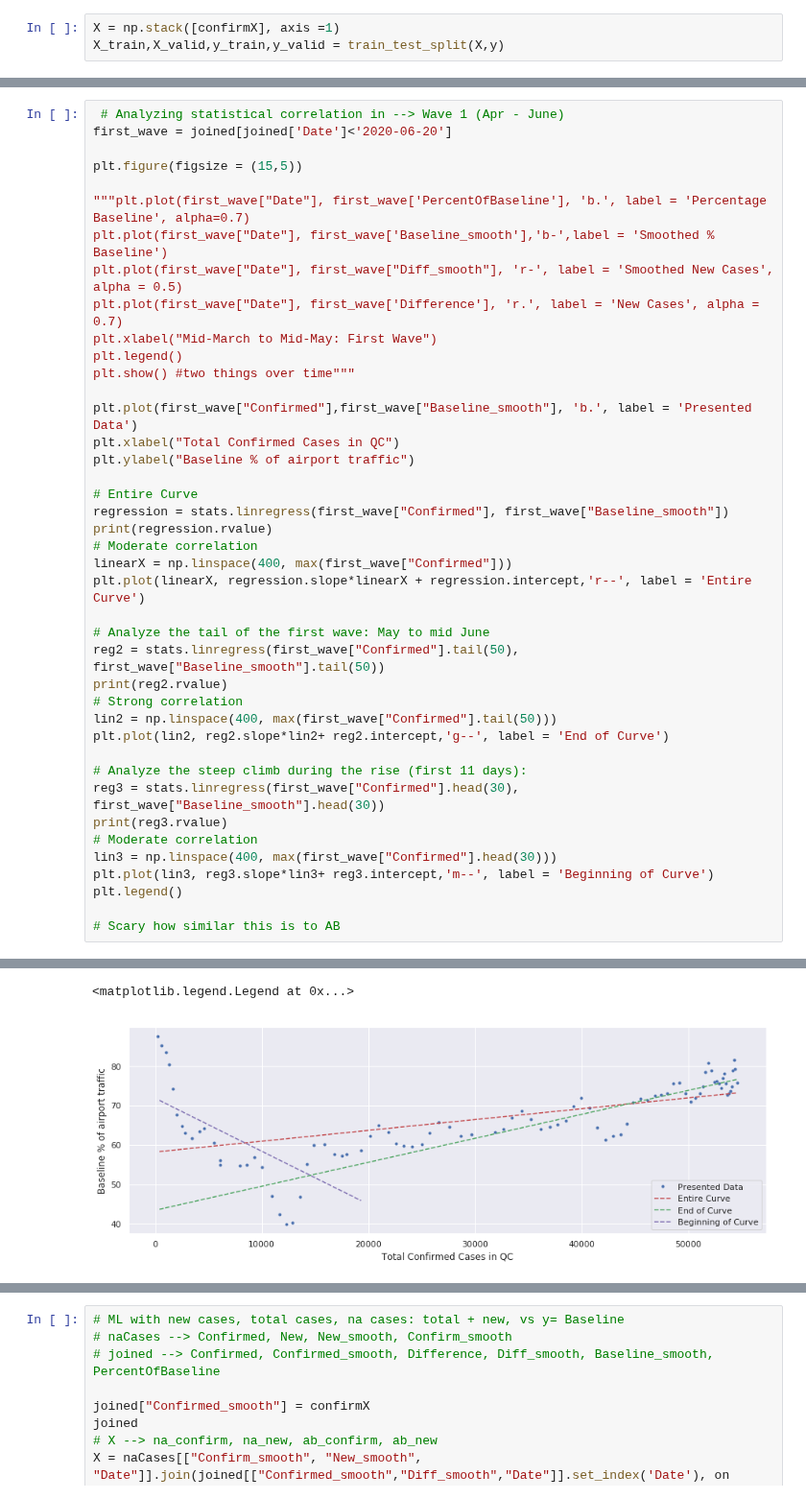
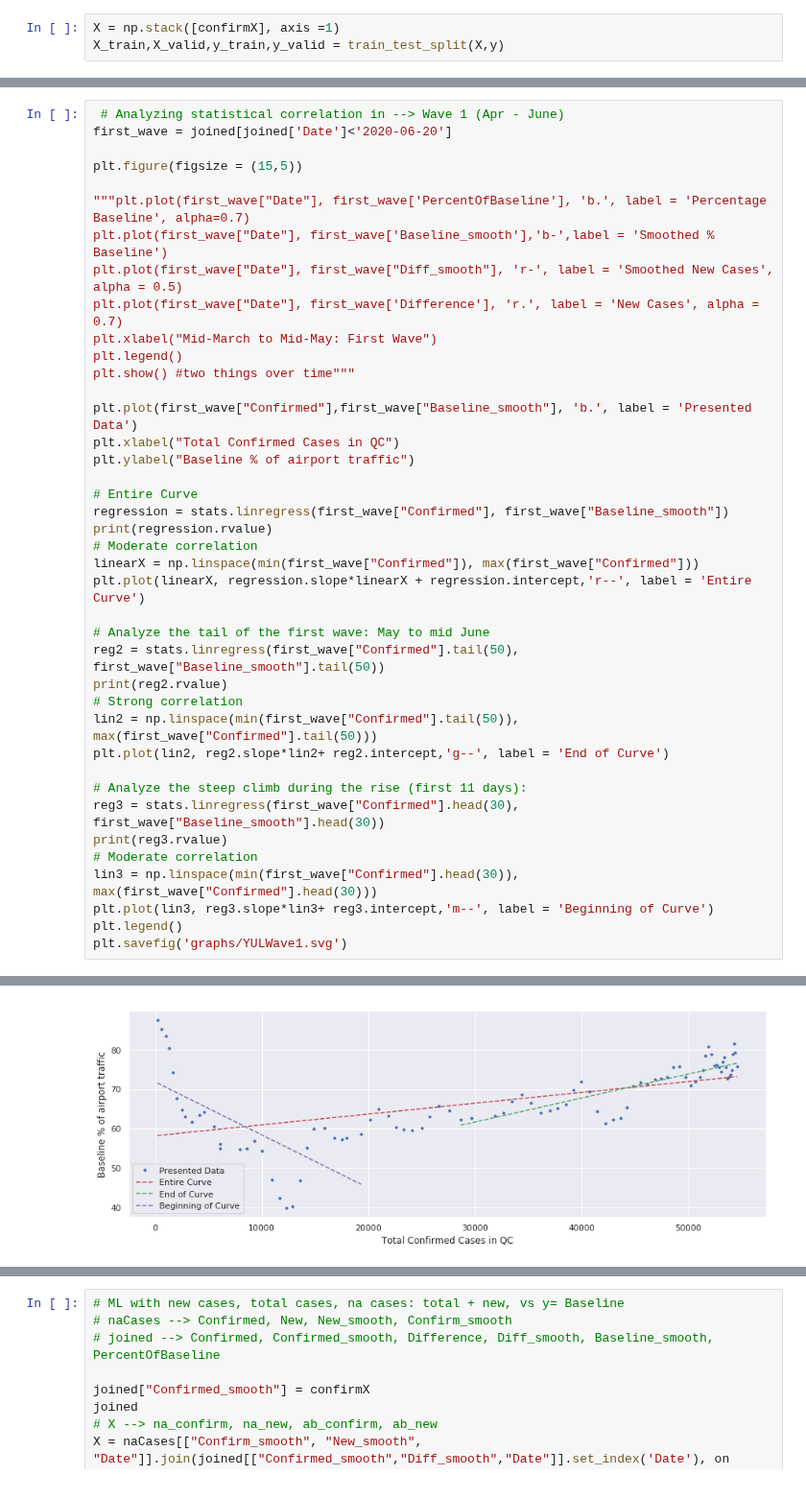
Before and after one commit to clement-ip/covid-airport-travel, a Jupyter notebook: analyzeYUL.ipynb, the cells around one changed output, grey strips where cells are left out. Shown at 96% size. Saved outputs shown, nothing was run; the diff lists cells and outputs as text.

```diff
--- a/analyzeYUL.ipynb
+++ b/analyzeYUL.ipynb
@@ -181,40 +176,38 @@ plt.plot(first_wave["Date"], first_wave['Difference'], 'r.', label = 'New Cases'
 plt.xlabel("Mid-March to Mid-May: First Wave")
 plt.legend()
 plt.show() #two things over time"""
 
 plt.plot(first_wave["Confirmed"],first_wave["Baseline_smooth"], 'b.', label = 'Presented Data')
 plt.xlabel("Total Confirmed Cases in QC")
 plt.ylabel("Baseline % of airport traffic")
 
 # Entire Curve
 regression = stats.linregress(first_wave["Confirmed"], first_wave["Baseline_smooth"])
 print(regression.rvalue)
 # Moderate correlation
-linearX = np.linspace(400, max(first_wave["Confirmed"]))
+linearX = np.linspace(min(first_wave["Confirmed"]), max(first_wave["Confirmed"]))
 plt.plot(linearX, regression.slope*linearX + regression.intercept,'r--', label = 'Entire Curve')
 
 # Analyze the tail of the first wave: May to mid June
 reg2 = stats.linregress(first_wave["Confirmed"].tail(50), first_wave["Baseline_smooth"].tail(50))
 print(reg2.rvalue)
 # Strong correlation
-lin2 = np.linspace(400, max(first_wave["Confirmed"].tail(50)))
+lin2 = np.linspace(min(first_wave["Confirmed"].tail(50)), max(first_wave["Confirmed"].tail(50)))
 plt.plot(lin2, reg2.slope*lin2+ reg2.intercept,'g--', label = 'End of Curve')
 
 # Analyze the steep climb during the rise (first 11 days):
 reg3 = stats.linregress(first_wave["Confirmed"].head(30), first_wave["Baseline_smooth"].head(30))
 print(reg3.rvalue)
 # Moderate correlation
-lin3 = np.linspace(400, max(first_wave["Confirmed"].head(30)))
+lin3 = np.linspace(min(first_wave["Confirmed"].head(30)), max(first_wave["Confirmed"].head(30)))
 plt.plot(lin3, reg3.slope*lin3+ reg3.intercept,'m--', label = 'Beginning of Curve')
 plt.legend()
-
-# Scary how similar this is to AB
+plt.savefig('graphs/YULWave1.svg')
 # %% [output]
 0.527173646469731
 0.8419890437862961
 -0.6588760159543585
-<matplotlib.legend.Legend at 0x...>
-[figure, old version]
+[figure, new version]
 # %%
 # Wave 2: Sept - Oct (Ongoing)
 sec_wave = joined[joined['Date']<'2020-10-16']
```
Also changed, not shown: parts of 7 cells of this notebook, 35 other files.
